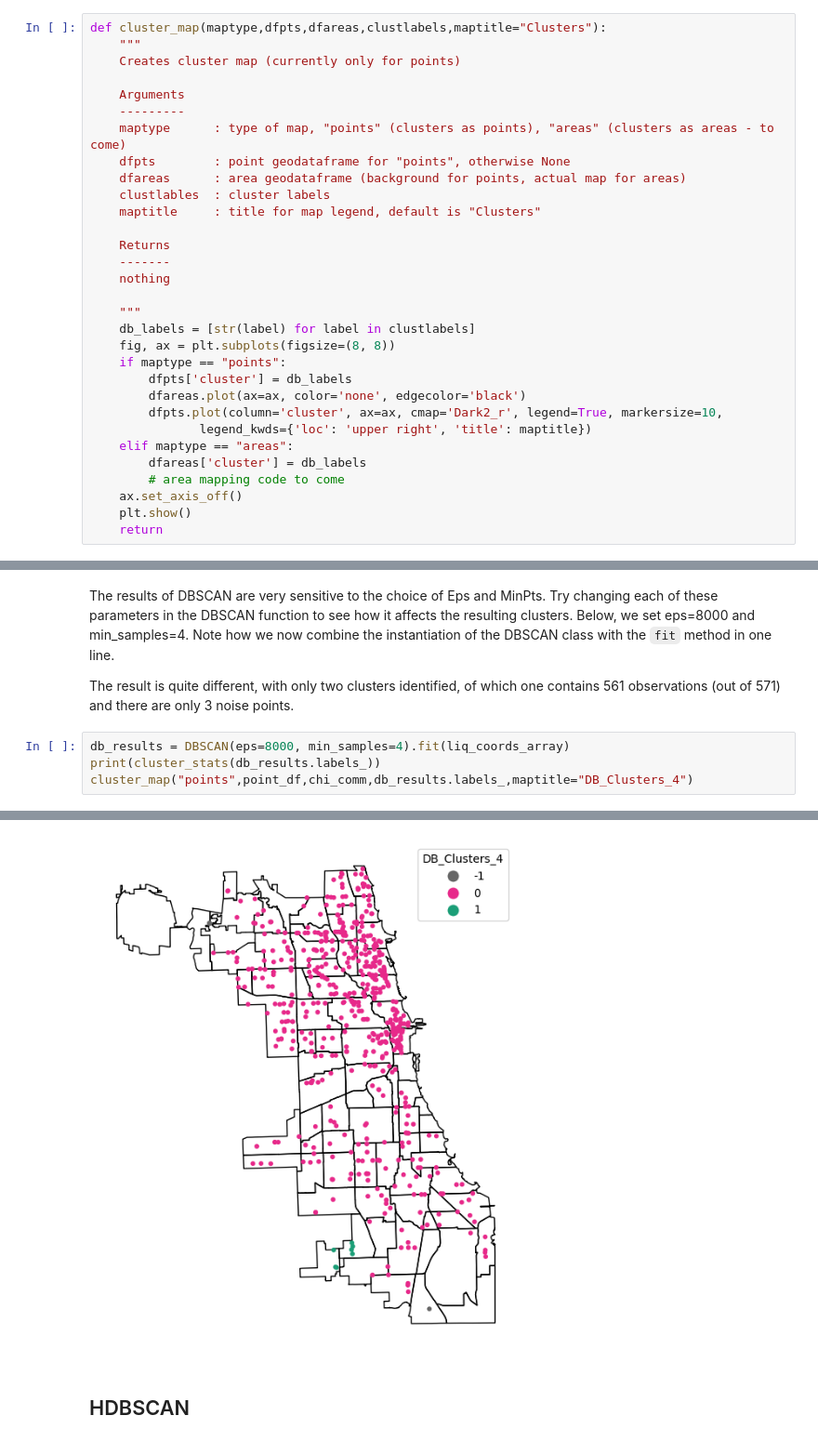
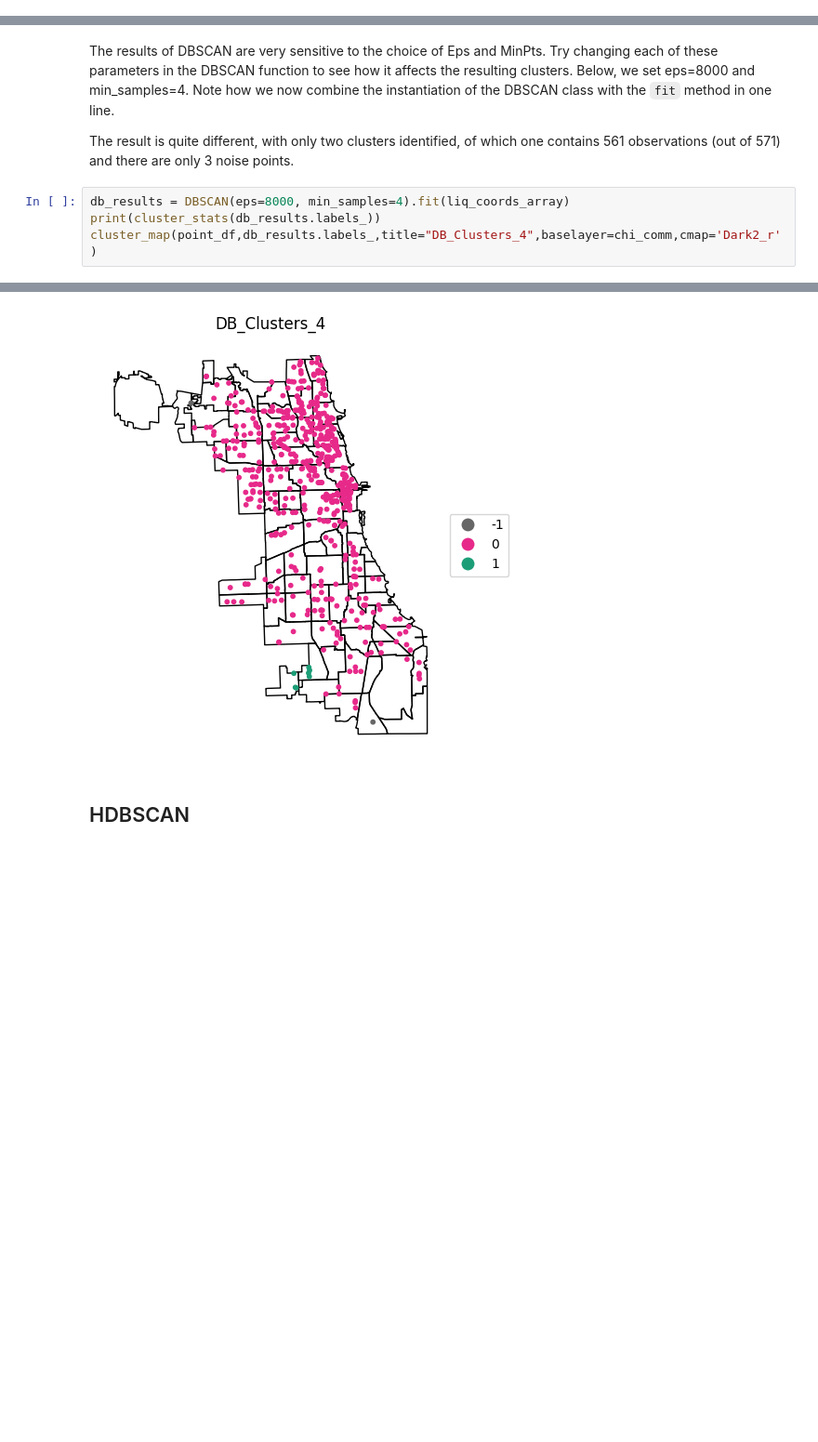
Before and after one commit to lanselin/notebooks_for_spatial_clustering, a Jupyter notebook: Lab 2 - Local_clusters.ipynb, the cells around one changed output, grey strips where cells are left out. Shown at 93% size. Saved outputs shown, nothing was run; the diff lists cells and outputs as text; blank space fills up the shorter version.

Commit message:
minor edits to local clusters

```diff
--- a/Lab 2 - Local_clusters.ipynb
+++ b/Lab 2 - Local_clusters.ipynb
@@ -271,31 +269,0 @@ The code for the areal cluster maps will be added in later notebooks.
-# %%
-def cluster_map(maptype,dfpts,dfareas,clustlabels,maptitle="Clusters"):
-    """
-    Creates cluster map (currently only for points)
-
-    Arguments
-    ---------
-    maptype      : type of map, "points" (clusters as points), "areas" (clusters as areas - to come)
-    dfpts        : point geodataframe for "points", otherwise None
-    dfareas      : area geodataframe (background for points, actual map for areas)
-    clustlables  : cluster labels
-    maptitle     : title for map legend, default is "Clusters"
-
-    Returns
-    -------
-    nothing
-
-    """
-    db_labels = [str(label) for label in clustlabels]
-    fig, ax = plt.subplots(figsize=(8, 8))
-    if maptype == "points":
-        dfpts['cluster'] = db_labels
-        dfareas.plot(ax=ax, color='none', edgecolor='black')
-        dfpts.plot(column='cluster', ax=ax, cmap='Dark2_r', legend=True, markersize=10,
-               legend_kwds={'loc': 'upper right', 'title': maptitle})
-    elif maptype == "areas":
-        dfareas['cluster'] = db_labels
-        # area mapping code to come
-    ax.set_axis_off()
-    plt.show()
-    return
@@ -312,13 +280,13 @@ The result is quite different, with only two clusters identified, of which one c
 # %%
 db_results = DBSCAN(eps=8000, min_samples=4).fit(liq_coords_array)
 print(cluster_stats(db_results.labels_))
-cluster_map("points",point_df,chi_comm,db_results.labels_,maptitle="DB_Clusters_4")
+cluster_map(point_df,db_results.labels_,title="DB_Clusters_4",baselayer=chi_comm,cmap='Dark2_r')
 # %% [output]
    Labels  Cardinality
 0      -1            3
 1       0          561
 2       1            7
-[figure, old version]
+[figure, new version]
 # %% [markdown]
 ## HDBSCAN
 # %% [markdown]
```
Also changed, not shown: parts of 8 cells of this notebook.
